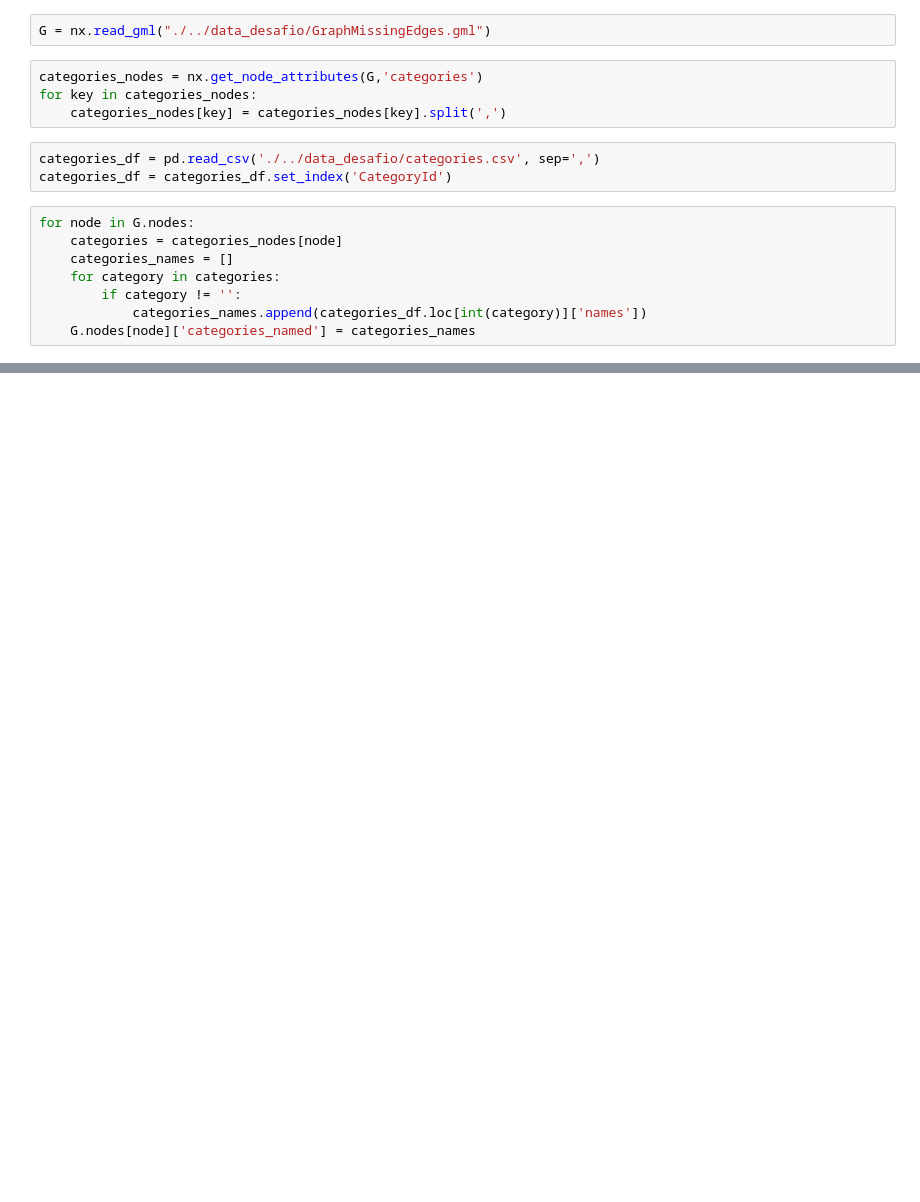
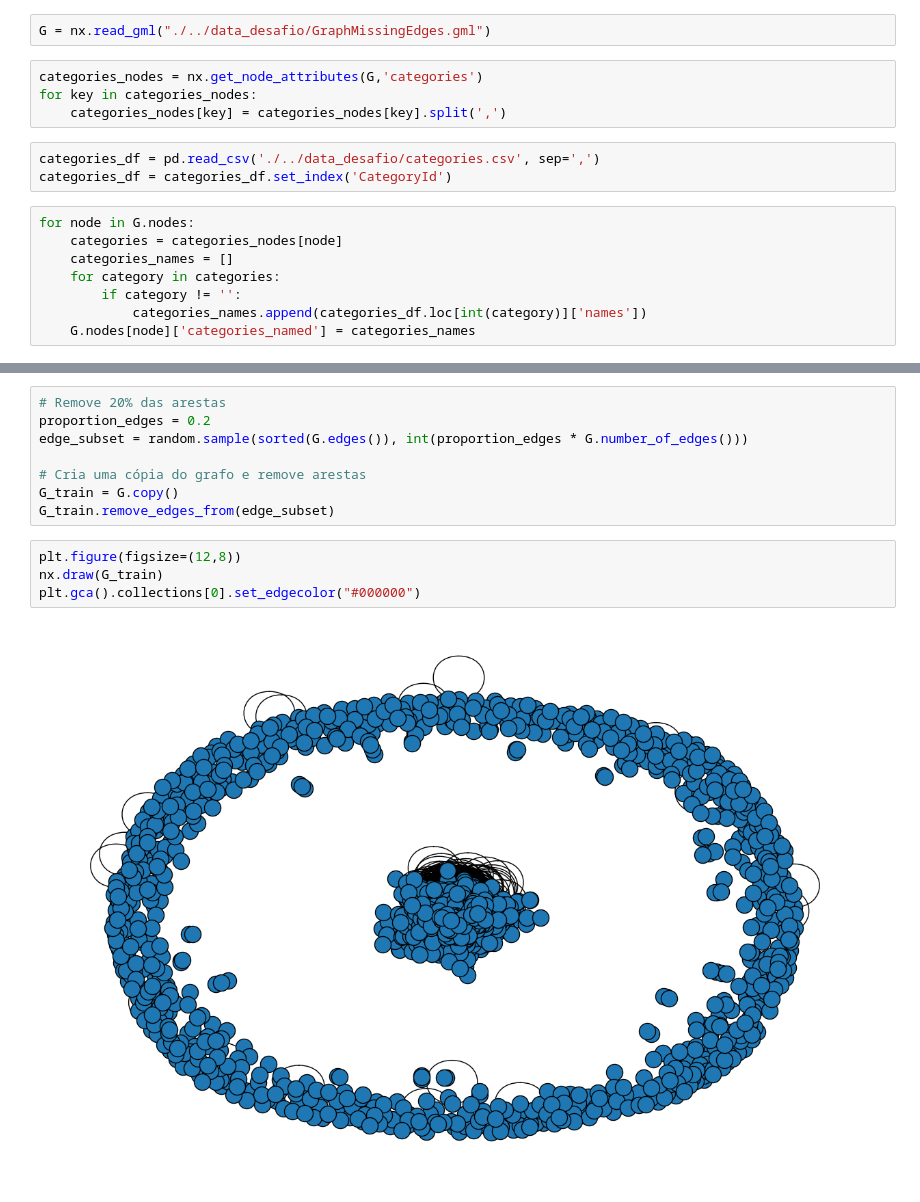
Before and after one commit to rwc2408/CienciadasRedes, a Jupyter notebook: Desafio 02/desafico02_linkPrediction.ipynb, the cells around one changed output, grey strips where cells are left out. Drawn from its saved outputs; the diff is of its cells as text; blank space fills up the shorter version.

```diff
--- a/Desafio 02/desafico02_linkPrediction.ipynb
+++ b/Desafio 02/desafico02_linkPrediction.ipynb
@@ -41,0 +43,14 @@ Número de componentes conectados : 756
+# %%
+# Remove 20% das arestas
+proportion_edges = 0.2
+edge_subset = random.sample(sorted(G.edges()), int(proportion_edges * G.number_of_edges()))
+
+# Cria uma cópia do grafo e remove arestas
+G_train = G.copy()
+G_train.remove_edges_from(edge_subset)
+# %%
+plt.figure(figsize=(12,8))
+nx.draw(G_train)
+plt.gca().collections[0].set_edgecolor("#000000")
+# %% [output]
+[figure, added]
```
Also changed, not shown: parts of 4 cells of this notebook.
